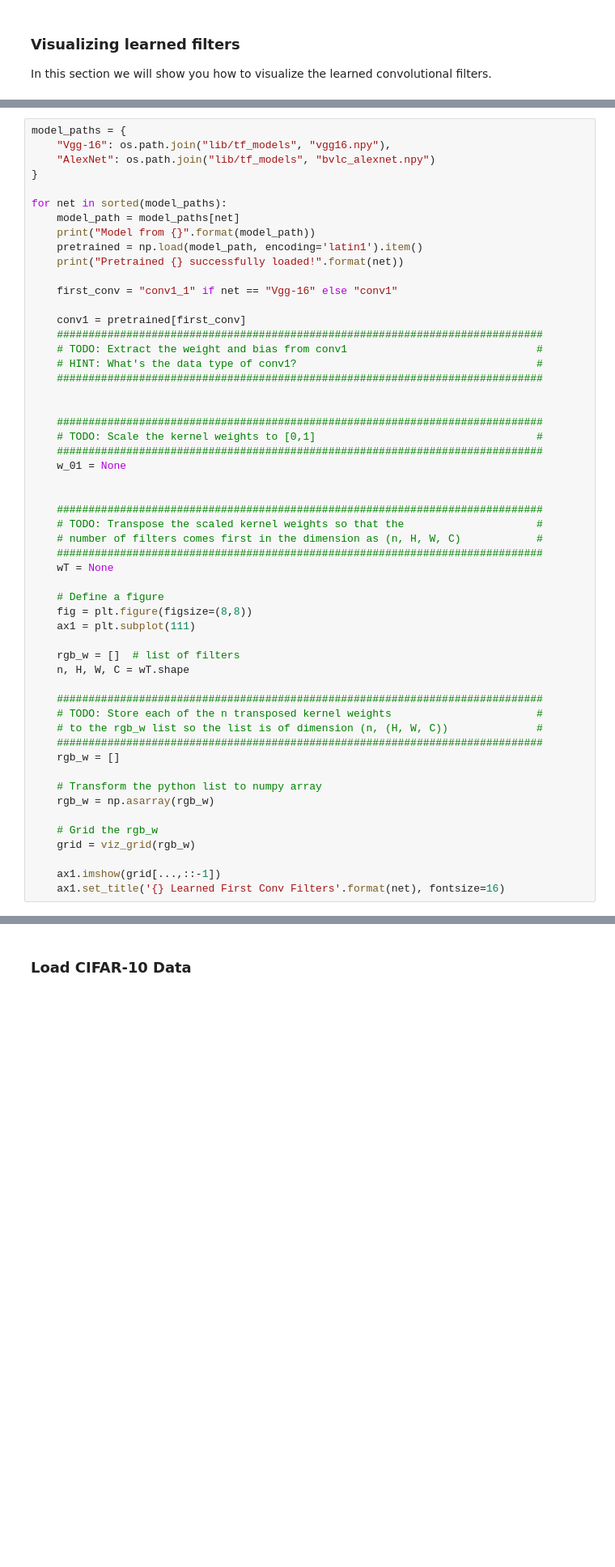
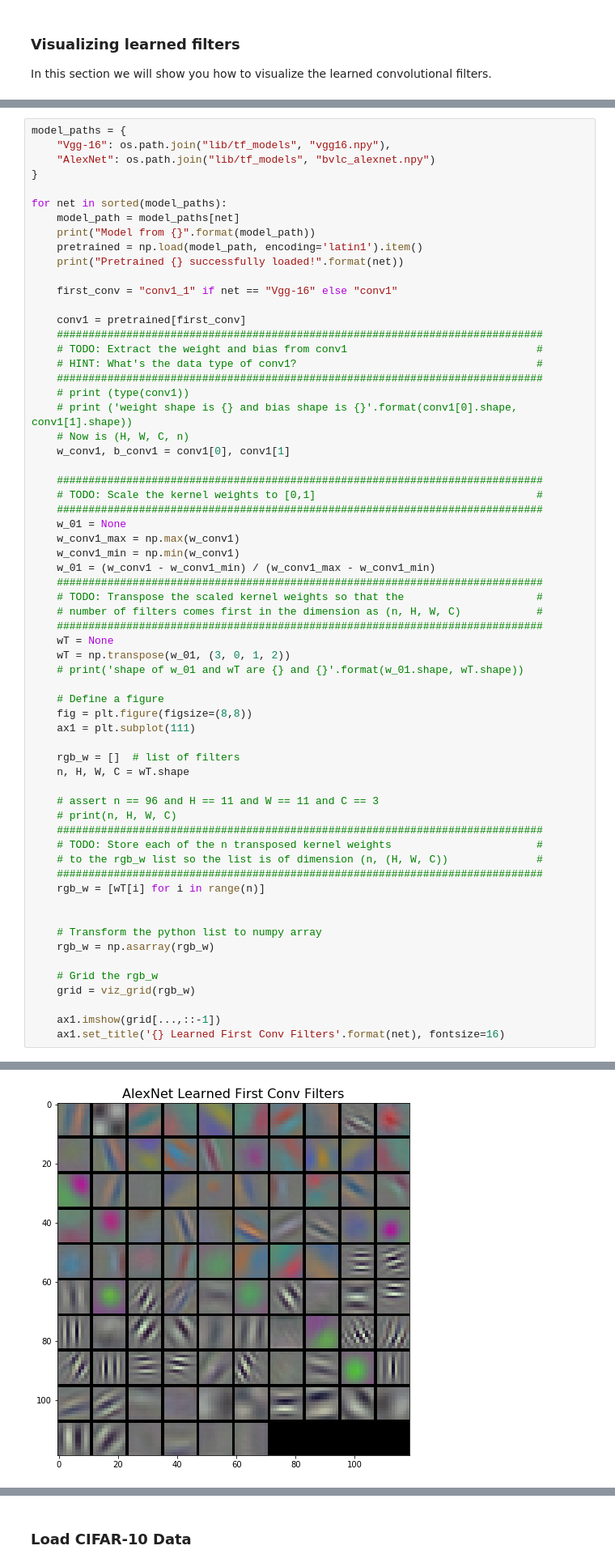
Before and after one commit to PanaceaQian/CSCI599-Assignment1, a Jupyter notebook: Problem_4.ipynb, the cells around one changed output, grey strips where cells are left out. Shown at 81% size. Cells and saved outputs as stored; diff of their text form; blank space fills up the shorter version.

```diff
--- a/Problem_4.ipynb
+++ b/Problem_4.ipynb
@@ -78,19 +81,25 @@ for net in sorted(model_paths):
     # TODO: Extract the weight and bias from conv1                              #
     # HINT: What's the data type of conv1?                                      #
     #############################################################################
-
+    # print (type(conv1))
+    # print ('weight shape is {} and bias shape is {}'.format(conv1[0].shape, conv1[1].shape))
+    # Now is (H, W, C, n)
+    w_conv1, b_conv1 = conv1[0], conv1[1]
 
     #############################################################################
     # TODO: Scale the kernel weights to [0,1]                                   #
     #############################################################################
     w_01 = None
-
-
+    w_conv1_max = np.max(w_conv1)
+    w_conv1_min = np.min(w_conv1)
+    w_01 = (w_conv1 - w_conv1_min) / (w_conv1_max - w_conv1_min)
     #############################################################################
     # TODO: Transpose the scaled kernel weights so that the                     #
     # number of filters comes first in the dimension as (n, H, W, C)            #
     #############################################################################
     wT = None
+    wT = np.transpose(w_01, (3, 0, 1, 2))
+    # print('shape of w_01 and wT are {} and {}'.format(w_01.shape, wT.shape))
 
     # Define a figure
     fig = plt.figure(figsize=(8,8))
@@ -99,11 +108,14 @@ for net in sorted(model_paths):
     rgb_w = []  # list of filters
     n, H, W, C = wT.shape
 
+    # assert n == 96 and H == 11 and W == 11 and C == 3
+    # print(n, H, W, C)
     #############################################################################
     # TODO: Store each of the n transposed kernel weights                       #
     # to the rgb_w list so the list is of dimension (n, (H, W, C))              #
     #############################################################################
-    rgb_w = []
+    rgb_w = [wT[i] for i in range(n)]
+
 
     # Transform the python list to numpy array
     rgb_w = np.asarray(rgb_w)
@@ -113,3 +125,4 @@ for net in sorted(model_paths):
 
     ax1.imshow(grid[...,::-1])
     ax1.set_title('{} Learned First Conv Filters'.format(net), fontsize=16)
+# %% [output]
@@ -115,0 +133 @@ for net in sorted(model_paths):
+[figure, added]
```
Also changed, not shown: parts of 12 cells of this notebook.
